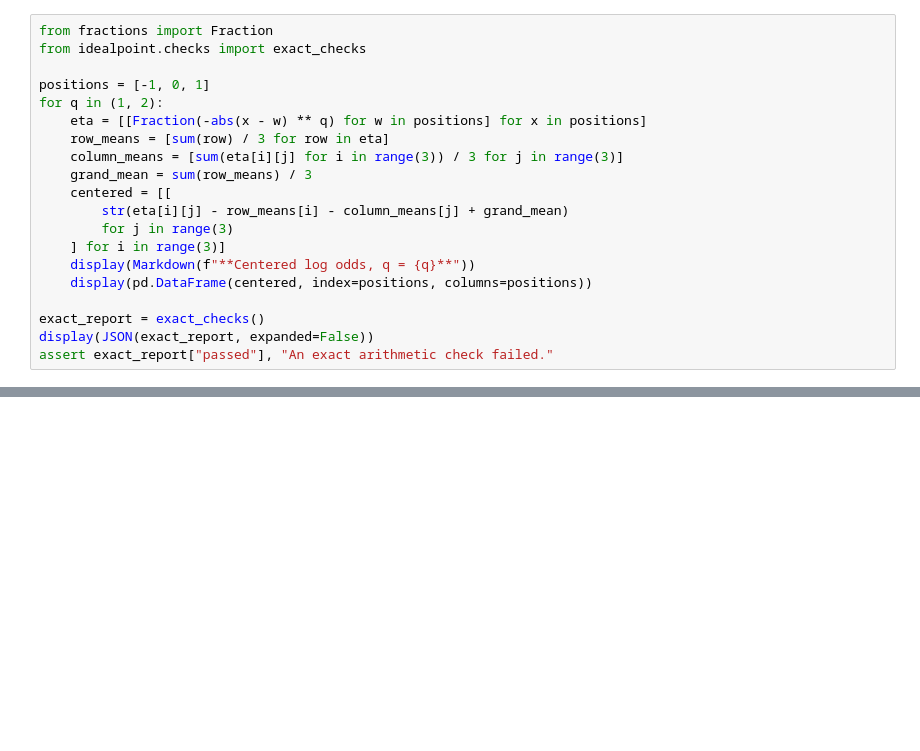
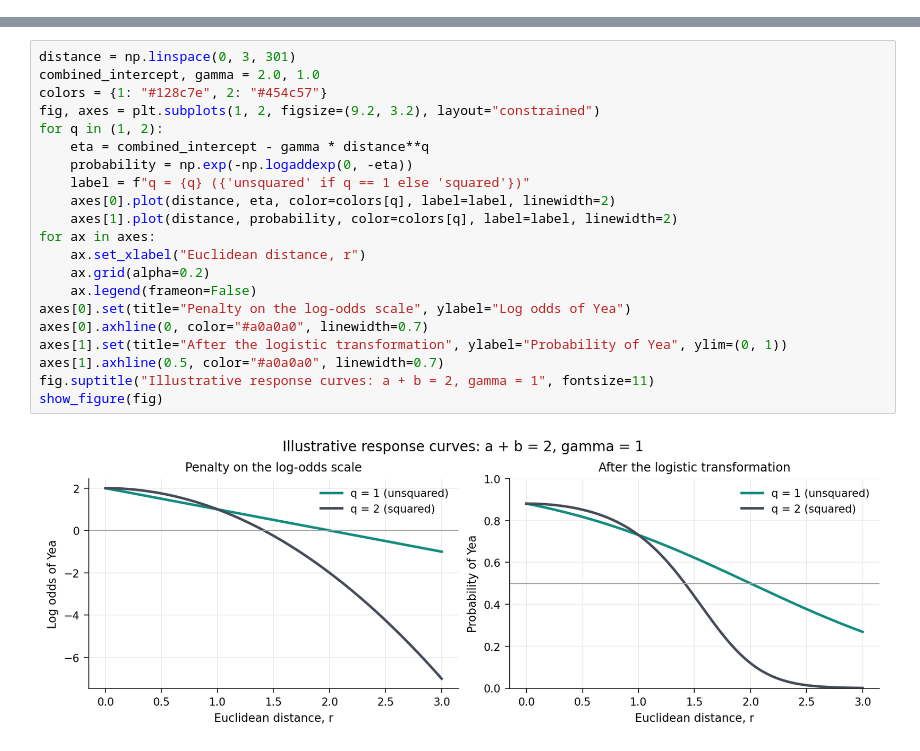
Before and after one commit to kisungyou/SameMetricDifferentModels, a Jupyter notebook: notebooks/2_model_and_data.ipynb, the cells around one changed output, grey strips where cells are left out. Cells and saved outputs as stored; diff of their text form; blank space fills up the shorter version.

```diff
--- a/notebooks/2_model_and_data.ipynb
+++ b/notebooks/2_model_and_data.ipynb
@@ -193,20 +0,0 @@ Rank establishes that this unsquared-distance matrix cannot be represented by an
-# %%
-from fractions import Fraction
-from idealpoint.checks import exact_checks
-
-positions = [-1, 0, 1]
-for q in (1, 2):
-    eta = [[Fraction(-abs(x - w) ** q) for w in positions] for x in positions]
-    row_means = [sum(row) / 3 for row in eta]
-    column_means = [sum(eta[i][j] for i in range(3)) / 3 for j in range(3)]
-    grand_mean = sum(row_means) / 3
-    centered = [[
-        str(eta[i][j] - row_means[i] - column_means[j] + grand_mean)
-        for j in range(3)
-    ] for i in range(3)]
-    display(Markdown(f"**Centered log odds, q = {q}**"))
-    display(pd.DataFrame(centered, index=positions, columns=positions))
-
-exact_report = exact_checks()
-display(JSON(exact_report, expanded=False))
-assert exact_report["passed"], "An exact arithmetic check failed."
@@ -218,0 +70,23 @@ The Senate illustration answers a separate empirical question about the fitted p
+# %%
+distance = np.linspace(0, 3, 301)
+combined_intercept, gamma = 2.0, 1.0
+colors = {1: "#128c7e", 2: "#454c57"}
+fig, axes = plt.subplots(1, 2, figsize=(9.2, 3.2), layout="constrained")
+for q in (1, 2):
+    eta = combined_intercept - gamma * distance**q
+    probability = np.exp(-np.logaddexp(0, -eta))
+    label = f"q = {q} ({'unsquared' if q == 1 else 'squared'})"
+    axes[0].plot(distance, eta, color=colors[q], label=label, linewidth=2)
+    axes[1].plot(distance, probability, color=colors[q], label=label, linewidth=2)
+for ax in axes:
+    ax.set_xlabel("Euclidean distance, r")
+    ax.grid(alpha=0.2)
+    ax.legend(frameon=False)
+axes[0].set(title="Penalty on the log-odds scale", ylabel="Log odds of Yea")
+axes[0].axhline(0, color="#a0a0a0", linewidth=0.7)
+axes[1].set(title="After the logistic transformation", ylabel="Probability of Yea", ylim=(0, 1))
+axes[1].axhline(0.5, color="#a0a0a0", linewidth=0.7)
+fig.suptitle("Illustrative response curves: a + b = 2, gamma = 1", fontsize=11)
+show_figure(fig)
+# %% [output]
+[figure, added]
```
Also changed, not shown: parts of 39 cells of this notebook, 3 other files.
